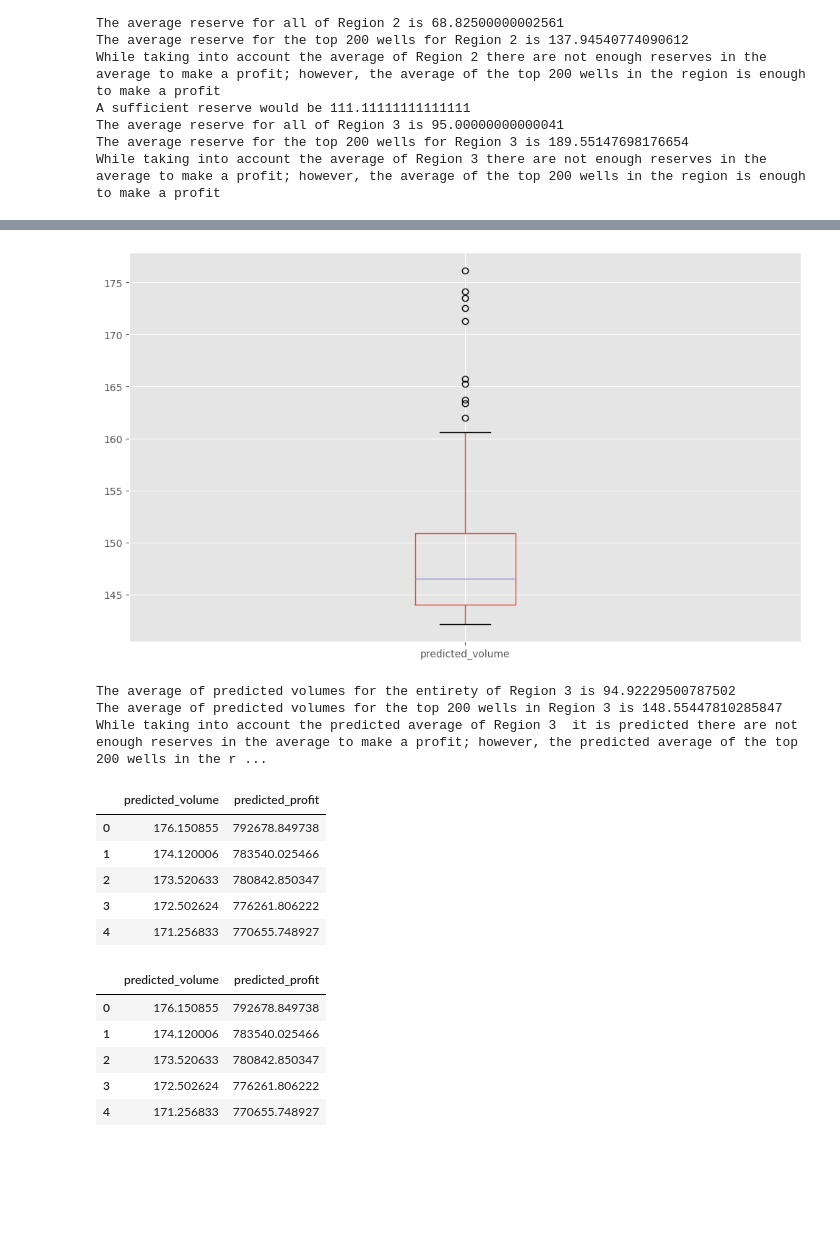
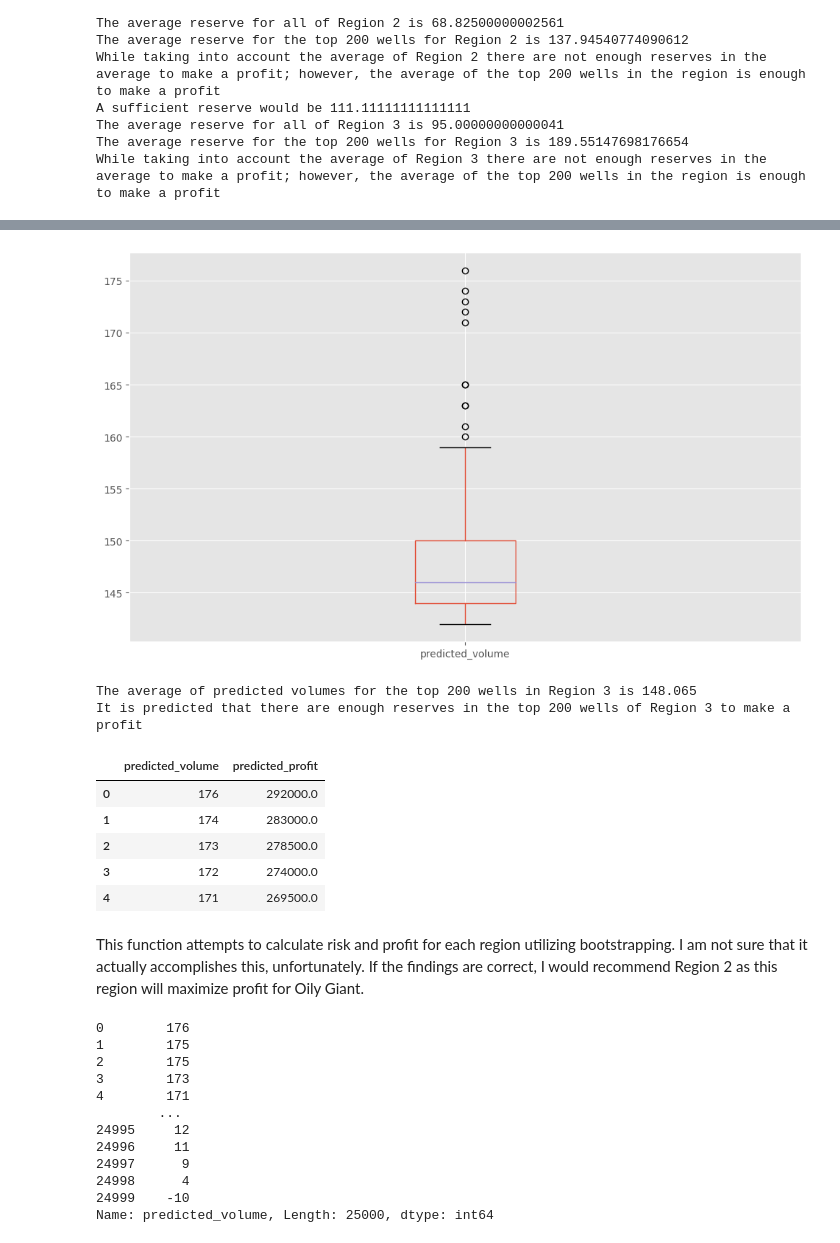
Before and after one commit to LDeYoung17/oily-giant-tripleten, a Jupyter notebook: notebooks/ML.ipynb, the cells around one changed output, grey strips where cells are left out. Saved outputs shown, nothing was run; the diff lists cells and outputs as text; code cells hidden in the pictures; blank space fills up the shorter version.

```diff
--- a/notebooks/ML.ipynb
+++ b/notebooks/ML.ipynb
@@ -237,7 +241,7 @@ def split_scale_model_data (data_train, data_valid, df, features_train, target_t
     result = mean_squared_error(target_valid, predictions_valid)**0.5
     print('RMSE of the linear regression model on the validation set for', region,':', result)
     print('The average volume of production of the linear regression model on the validation set for', region, 'is', mean, 'barrels')
-    return predictions_valid
+    return predictions_valid, target_valid, features_valid
 # %% [markdown]
 This code creates the necessary variables and calls the above function for all three dataframes. It seems that the second set of data is not as productive as the first and third, and the third dataframe is the most productive for its validation set; however, more work can be done to confirm this.
 # %%
@@ -426,19 +405,14 @@ While taking into account the predicted average of Region 2  it is predicted the
 # %%
-selected_profit(geo2_model, geo2_volume, 'Region 3')
+selected_profit2 = selected_profit(geo2_model[0], geo2_volume, geo_data_2, 'Region 3')
 # %% [output]
-[figure, old version]
+[figure, new version]
-The average of predicted volumes for the entirety of Region 3 is 94.92229500787502
-The average of predicted volumes for the top 200 wells in Region 3 is 148.55447810285847
-While taking into account the predicted average of Region 3  it is predicted there are not enough reserves in the average to make a profit; however, the predicted average of the top 200 wells in the r ...
+The average of predicted volumes for the top 200 wells in Region 3 is 148.065
+It is predicted that there are enough reserves in the top 200 wells of Region 3 to make a profit
 |  | predicted_volume | predicted_profit |
-| 0 | 176.150855 | 792678.849738 |
-| 1 | 174.120006 | 783540.025466 |
-| 2 | 173.520633 | 780842.850347 |
-| 3 | 172.502624 | 776261.806222 |
-| 4 | 171.256833 | 770655.748927 |
+| 0 | 176 | 292000.0 |
+| 1 | 174 | 283000.0 |
+| 2 | 173 | 278500.0 |
+| 3 | 172 | 274000.0 |
+| 4 | 171 | 269500.0 |
-|  | predicted_volume | predicted_profit |
-| 0 | 176.150855 | 792678.849738 |
-| 1 | 174.120006 | 783540.025466 |
-| 2 | 173.520633 | 780842.850347 |
-| 3 | 172.502624 | 776261.806222 |
-| 4 | 171.256833 | 770655.748927 |
+# %% [markdown]
+This function attempts to calculate risk and profit for each region utilizing bootstrapping. I am not sure that it actually accomplishes this, unfortunately. If the findings are correct, I would recommend Region 2 as this region will maximize profit for Oily Giant.
@@ -444,0 +465,15 @@ While taking into account the predicted average of Region 3  it is predicted the
+# %%
+bootstrap_profit(geo0_model[0], geo0_model[1], 'Distribution of Profit, Top 200 Wells in Region 1', 'Profit Boxplot, Top 200 Wells in Region 1', 'Region 1')
+# %% [output]
+0        176
+1        175
+2        175
+3        173
+4        171
+        ...
+24995     12
+24996     11
+24997      9
+24998      4
+24999    -10
+Name: predicted_volume, Length: 25000, dtype: int64
```
Also changed, not shown: parts of 19 cells of this notebook.
